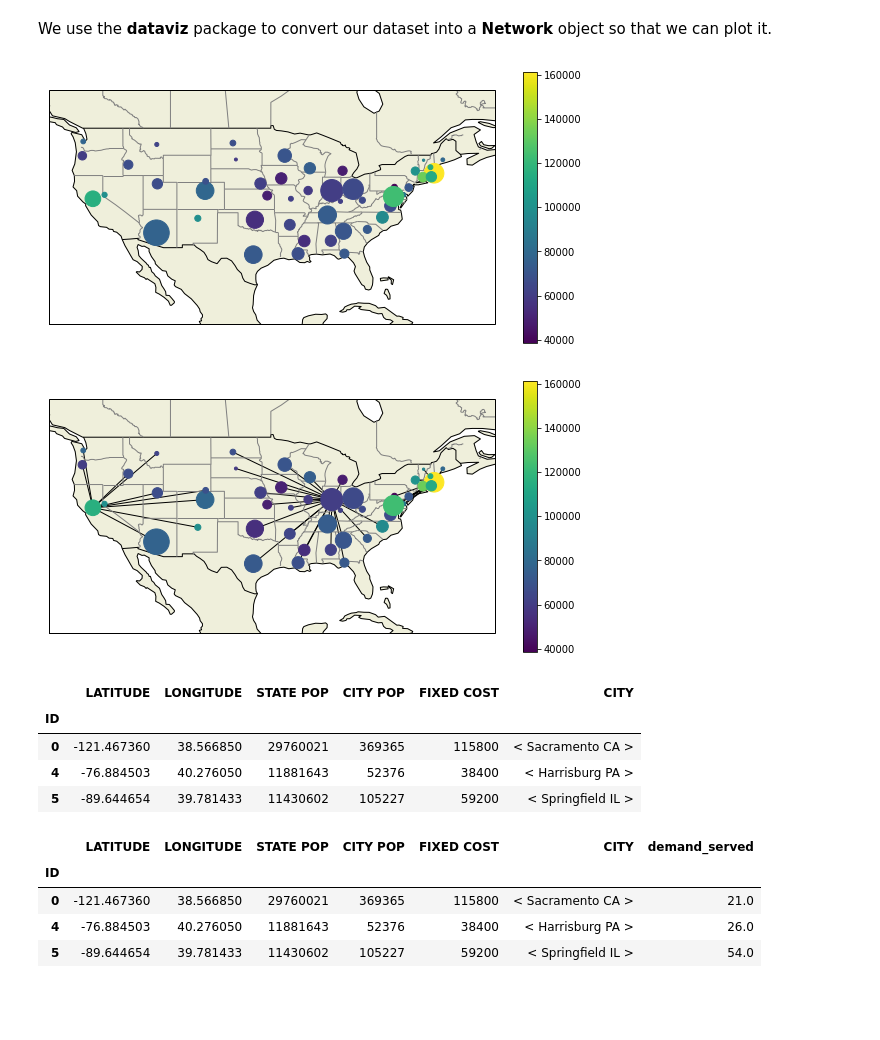
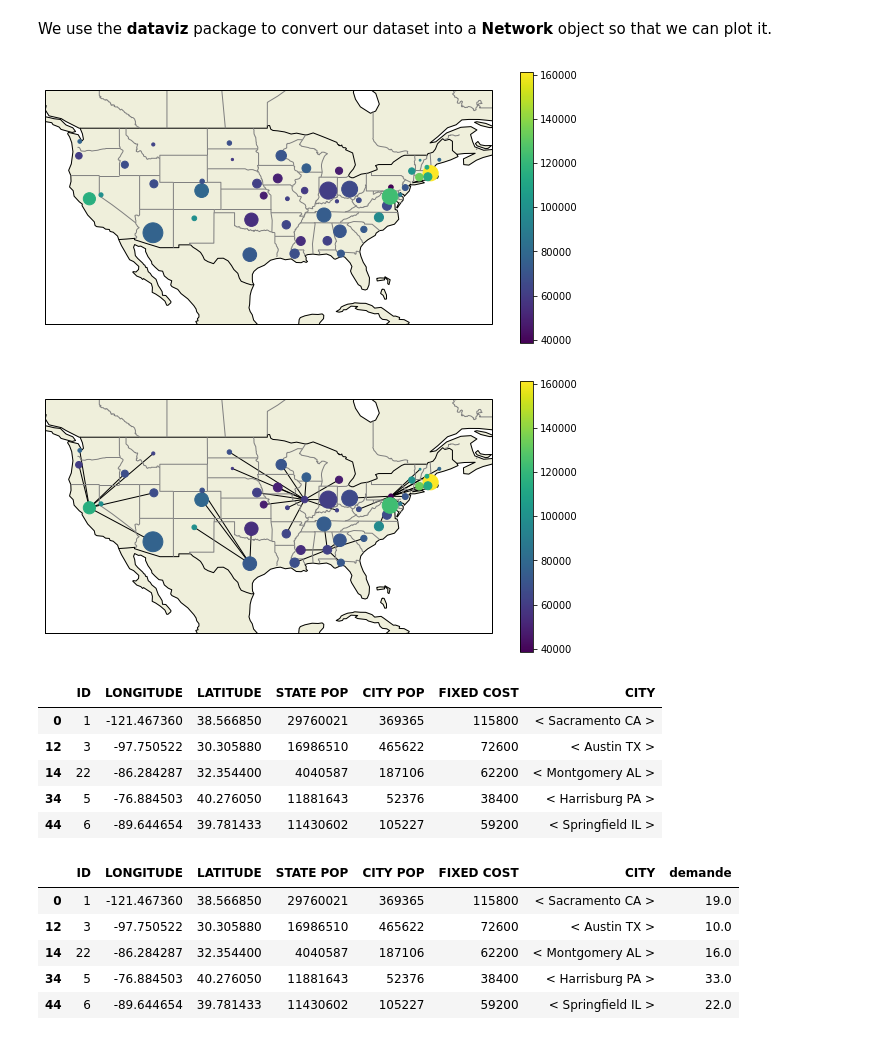
Before and after one commit to xNok/OR_NETWORK-AND-DISCRETE-LOCATION, a Jupyter notebook: ART-Reliability Models for Facility Location The Expected Failure Cost Case.ipynb, the cells around one changed output. Saved outputs shown, nothing was run; the diff lists cells and outputs as text; code cells hidden in the pictures; blank space fills up the shorter version.

```diff
--- a/ART-Reliability Models for Facility Location The Expected Failure Cost Case.ipynb
+++ b/ART-Reliability Models for Facility Location The Expected Failure Cost Case.ipynb
@@ -40,7 +40,6 @@ dataset = MongoClient(db = {
 # %% [markdown]
 We can display the dataset using the method **get** which return a pandas Dataframe containing our data
 # %%
-df = dataset.get(index="ID")
-df.index = df.index - 1
+df = dataset.get()
 df.head()
 # %% [output]
@@ -57,11 +55,14 @@ df.head()
 The uncapacitated facility location problem takes as inputs two sets of **Customers** and **Facilities**, as well as the list **f** containing the fixed cost of each facility and the matrix **c** representing the cost of serving a customer given a facility.
 # %%
 # Set of customer
-Customers = df.index.tolist()
-Facilities = [0,4,5,21,2]
-fixed_cost = df["FIXED COST"]
+Customers = range(len(df.index))
+Facilities = df.index
+fixed_cost = df["FIXED COST"].values
 # Distance matrix in Km frm long/lat
 distances = DistanceMetric.get_metric('haversine').pairwise(df[["LATITUDE","LONGITUDE"]].apply(np.radians)) * 3959
 # The transportation cost are taken to be $0.00001 per mile per unit of demande
 # The demande is proportinal to the state population
 transportation_cost = np.round(0.00001 * distances * df["STATE POP"][None, :].T)
+
+fixed_cost = np.round(fixed_cost * 0.001)
+transportation_cost = np.round(transportation_cost * 0.001)
@@ -133,22 +117,23 @@ We use the **dataviz** package to convert our dataset into a **Network** object
 # %%
 network = Network(dataset)
 # %%
-network.plot_nodes(node_size=("CITY POP",1/1500), node_color="FIXED COST")
+network.plot_nodes(node_size=("CITY POP",1/2500), node_color="FIXED COST")
 # %% [output]
-[figure, old version]
+[figure, new version]
 # %%
 network.G.add_edges_from([key for key in X if X[key].solution_value == 1])
 # %%
-network.plot_nodes(node_size=("CITY POP",1/1500), node_color="FIXED COST")
+network.plot_nodes(node_size=("CITY POP",1/2500), node_color="FIXED COST")
 # %% [output]
-[figure, old version]
+[figure, new version]
 # %%
-facility_solution = df.loc[[key for key in Y if Y[key].solution_value == 1]]
+facility_solution = df.iloc[[key for key in Y if Y[key].solution_value == 1]]
 facility_solution
 # %% [output]
-|  | LATITUDE | LONGITUDE | STATE POP | CITY POP | FIXED COST | CITY |
-| ID |  |  |  |  |  |  |
-| 0 | -121.467360 | 38.566850 | 29760021 | 369365 | 115800 | < Sacramento CA > |
-| 4 | -76.884503 | 40.276050 | 11881643 | 52376 | 38400 | < Harrisburg PA > |
-| 5 | -89.644654 | 39.781433 | 11430602 | 105227 | 59200 | < Springfield IL > |
+|  | ID | LONGITUDE | LATITUDE | STATE POP | CITY POP | FIXED COST | CITY |
+| 0 | 1 | -121.467360 | 38.566850 | 29760021 | 369365 | 115800 | < Sacramento CA > |
+| 12 | 3 | -97.750522 | 30.305880 | 16986510 | 465622 | 72600 | < Austin TX > |
+| 14 | 22 | -86.284287 | 32.354400 | 4040587 | 187106 | 62200 | < Montgomery AL > |
+| 34 | 5 | -76.884503 | 40.276050 | 11881643 | 52376 | 38400 | < Harrisburg PA > |
+| 44 | 6 | -89.644654 | 39.781433 | 11430602 | 105227 | 59200 | < Springfield IL > |
 # %%
@@ -158,10 +142,10 @@ demand_served = pd.DataFrame([[j,df.iloc[i]["STATE POP"]] for i,j in X if X[i,j]
                     .apply(lambda x: 100 * x / float(x.sum())).round()
 # %%
-facility_solution["demand_served"] = demand_served["demande"]
-facility_solution
+facility_solution.join(demand_served)
 # %% [output]
-|  | LATITUDE | LONGITUDE | STATE POP | CITY POP | FIXED COST | CITY | demand_served |
-| ID |  |  |  |  |  |  |  |
-| 0 | -121.467360 | 38.566850 | 29760021 | 369365 | 115800 | < Sacramento CA > | 21.0 |
-| 4 | -76.884503 | 40.276050 | 11881643 | 52376 | 38400 | < Harrisburg PA > | 26.0 |
-| 5 | -89.644654 | 39.781433 | 11430602 | 105227 | 59200 | < Springfield IL > | 54.0 |
+|  | ID | LONGITUDE | LATITUDE | STATE POP | CITY POP | FIXED COST | CITY | demande |
+| 0 | 1 | -121.467360 | 38.566850 | 29760021 | 369365 | 115800 | < Sacramento CA > | 19.0 |
+| 12 | 3 | -97.750522 | 30.305880 | 16986510 | 465622 | 72600 | < Austin TX > | 10.0 |
+| 14 | 22 | -86.284287 | 32.354400 | 4040587 | 187106 | 62200 | < Montgomery AL > | 16.0 |
+| 34 | 5 | -76.884503 | 40.276050 | 11881643 | 52376 | 38400 | < Harrisburg PA > | 33.0 |
+| 44 | 6 | -89.644654 | 39.781433 | 11430602 | 105227 | 59200 | < Springfield IL > | 22.0 |
```
Also changed, not shown: parts of 10 cells of this notebook, 7 other files.
